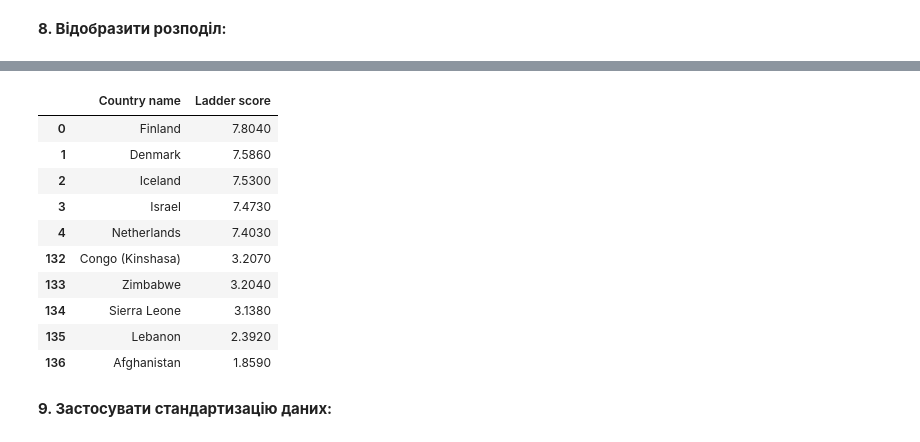
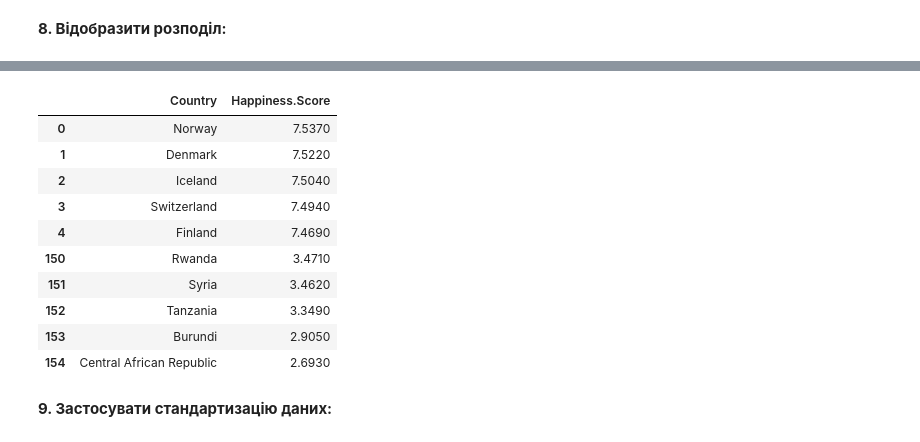
Before and after one commit to IRONKAGE/goit-num-hw-10, a Jupyter notebook: HomeWork_10.ipynb, the cells around one changed output, grey strips where cells are left out. Drawn from its saved outputs; the diff is of its cells as text; code cells hidden in the pictures.

```diff
--- a/HomeWork_10.ipynb
+++ b/HomeWork_10.ipynb
@@ -149,7 +151,7 @@ print("📦 Модулі архітектури імпортовано успі
 **1.3. Конфігурація експерименту (Глобальні змінні):**
 # %%
 # 1. МЕРЕЖА ТА ФАЙЛОВА СИСТЕМА (MASTER SWITCH)
-TARGET_YEAR = "2023"  # Доступні роки: "2015", "2016", "2017", "2018", "2019", "2020", "2021", "2022", "2023", "2024"
+TARGET_YEAR = "2017"  # Доступні роки: "2015", "2016", "2017", "2018", "2019", "2020", "2021", "2022", "2023", "2024"
 
 # Офіційні набори даних (2015-2019) лежать в одному архіві. Сучасні (2020+) публікуються окремо.
 KAGGLE_SOURCES = {
@@ -436,9 +436,7 @@ elif os.path.exists(ZIP_PATH):
                     with zip_ref.open(target_csv_in_zip) as source, open(tmp_csv_path, "wb") as target:
                         shutil.copyfileobj(source, target)
 
-                    if os.path.exists(CSV_FILENAME):
-                        os.remove(CSV_FILENAME)
-                    os.rename(tmp_csv_path, CSV_FILENAME)
+                    os.replace(tmp_csv_path, CSV_FILENAME)
                     print(f"✅ Успіх! Файл '{CSV_FILENAME}' (дані {TARGET_YEAR} року) збережено безпечно.")
 
                 except PermissionError:
@@ -461,7 +462,18 @@ else:
 **4. Прочитати дані та відобразити загальну інформацію:**
 # %%
 print(f"📂 Завантаження набору даних з файлу: {CSV_FILENAME}\n")
-df = pd.read_csv(CSV_FILENAME)
+try:
+    df = pd.read_csv(CSV_FILENAME)
+except Exception as e:
+    raise SystemExit(f"❌ Помилка читання CSV файлу: {e}")
+
+required_cols = FEATURES_FULL + [COUNTRY_COL, TARGET_METRIC]
+missing_cols = [col for col in required_cols if col not in df.columns]
+
+if missing_cols:
+    raise SystemExit(f"❌ Schema Drift Error! У наборі даних за {TARGET_YEAR} рік відсутні очікувані колонки:\n{missing_cols}\nОновіть SCHEMA_MAPPING у Блоці 1.")
+else:
+    print(f"✅ Схема даних підтверджена: знайдено всі {len(required_cols)} критичних колонок.\n")
 
 print("Красивий Вивід - Перші 5 рядків набору даних:")
 display(df.head().style.background_gradient(cmap='Blues').set_properties(**TABLE_PROPS))
@@ -676,15 +689,64 @@ print(f"🌍 Побудова теплової мапи для цільової
 print("🏗️ Перетворення назв країн у ISO-3 коди...")
 
 MANUAL_ISO_MAPPING = {
+    # Туреччина
     "Turkiye": "TUR",
+    "Turkey": "TUR",
+
+    # Тайвань
+    "Taiwan": "TWN",
     "Taiwan Province of China": "TWN",
+
+    # Гонконг
+    "Hong Kong": "HKG",
+    "Hong Kong S.A.R.": "HKG",
     "Hong Kong S.A.R. of China": "HKG",
+    "Hong Kong S.A.R., China": "HKG",
+
+    # Палестина
     "State of Palestine": "PSE",
-    "Congo (Brazzaville)": "COG",
-    "Congo (Kinshasa)": "COD",
-    "Kosovo": "XKX",
+    "Palestinian Territories": "PSE",
+
+    # Конго (Дві різні країни, дуже важливо не переплутати)
+    "Congo (Brazzaville)": "COG", # Республіка Конго
+    "Congo (Kinshasa)": "COD",    # Демократична Республіка Конго
+
+    # Кіпр та Північний Кіпр
+    # (Північний Кіпр не має офіційного ISO, на мапах зазвичай об'єднують з CYP)
+    "North Cyprus": "CYP",
+    "Northern Cyprus": "CYP",
+
+    # Кот-д'Івуар
+    "Ivory Coast": "CIV",
+    "Cote d'Ivoire": "CIV",
+    "Côte d'Ivoire": "CIV",
+
+    # Чехія
     "Czechia": "CZE",
-    "Ivory Coast": "CIV"
+    "Czech Republic": "CZE",
+
+    # Македонія
+    "Macedonia": "MKD",
+    "North Macedonia": "MKD",
+
+    # Есватіні (колишній Свазіленд)
+    "Swaziland": "SWZ",
+    "Eswatini": "SWZ",
+
+    # Гамбія
+    "Gambia": "GMB",
+    "The Gambia": "GMB",
+
+    # Тринідад і Тобаго
+    "Trinidad and Tobago": "TTO",
+    "Trinidad & Tobago": "TTO",
+
+    # Сомаліленд (невизнана держава, мапимо на Сомалі для відображення на мапі)
+    "Somaliland region": "SOM",
+    "Somaliland Region": "SOM",
+
+    # Косово (Використовується загальноприйнятий тимчасовий код XKX)
+    "Kosovo": "XKX"
 }
 
 def get_iso3_code(country_name):
@@ -751,20 +813,20 @@ display(top_bottom_df.style.background_gradient(cmap=DESCRIBE_CMAP, subset=[TARG
 
 🏗️ Перетворення назв країн у ISO-3 коди...
 ✅ Усі країни успішно перетворено в ISO-3!
 
 Красивий Вивід - Оригінальна мапа щастя:
 Технічний Вивід - Екстремуми рейтингу (ТОП-5 та Анти-ТОП-5 країн):
-|  | Country name | Ladder score |
-| 0 | Finland | 7.8040 |
-| 1 | Denmark | 7.5860 |
-| 2 | Iceland | 7.5300 |
-| 3 | Israel | 7.4730 |
-| 4 | Netherlands | 7.4030 |
-| 132 | Congo (Kinshasa) | 3.2070 |
-| 133 | Zimbabwe | 3.2040 |
-| 134 | Sierra Leone | 3.1380 |
-| 135 | Lebanon | 2.3920 |
-| 136 | Afghanistan | 1.8590 |
+|  | Country | Happiness.Score |
+| 0 | Norway | 7.5370 |
+| 1 | Denmark | 7.5220 |
+| 2 | Iceland | 7.5040 |
+| 3 | Switzerland | 7.4940 |
+| 4 | Finland | 7.4690 |
+| 150 | Rwanda | 3.4710 |
+| 151 | Syria | 3.4620 |
+| 152 | Tanzania | 3.3490 |
+| 153 | Burundi | 2.9050 |
+| 154 | Central African Republic | 2.6930 |
 # %% [markdown]
 **9. Застосувати стандартизацію даних:**
 # %%
```
Also changed, not shown: parts of 19 cells of this notebook, 1 other file.
